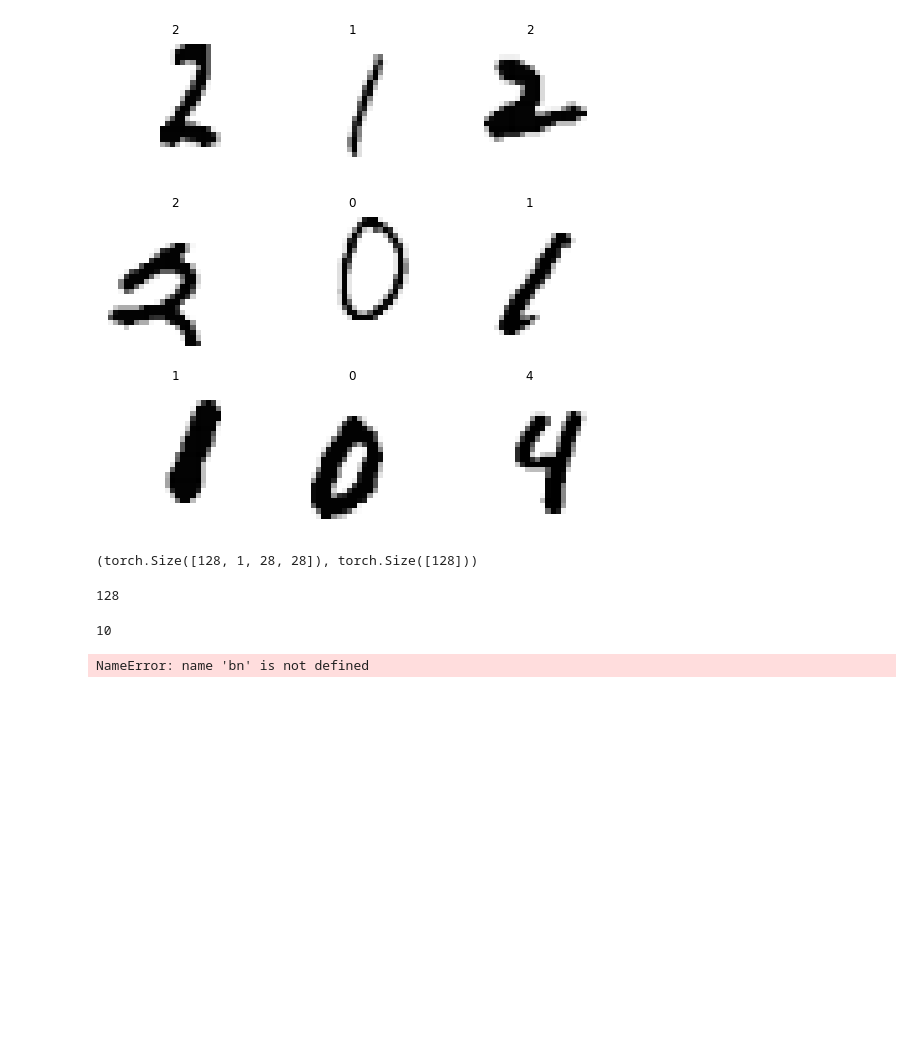
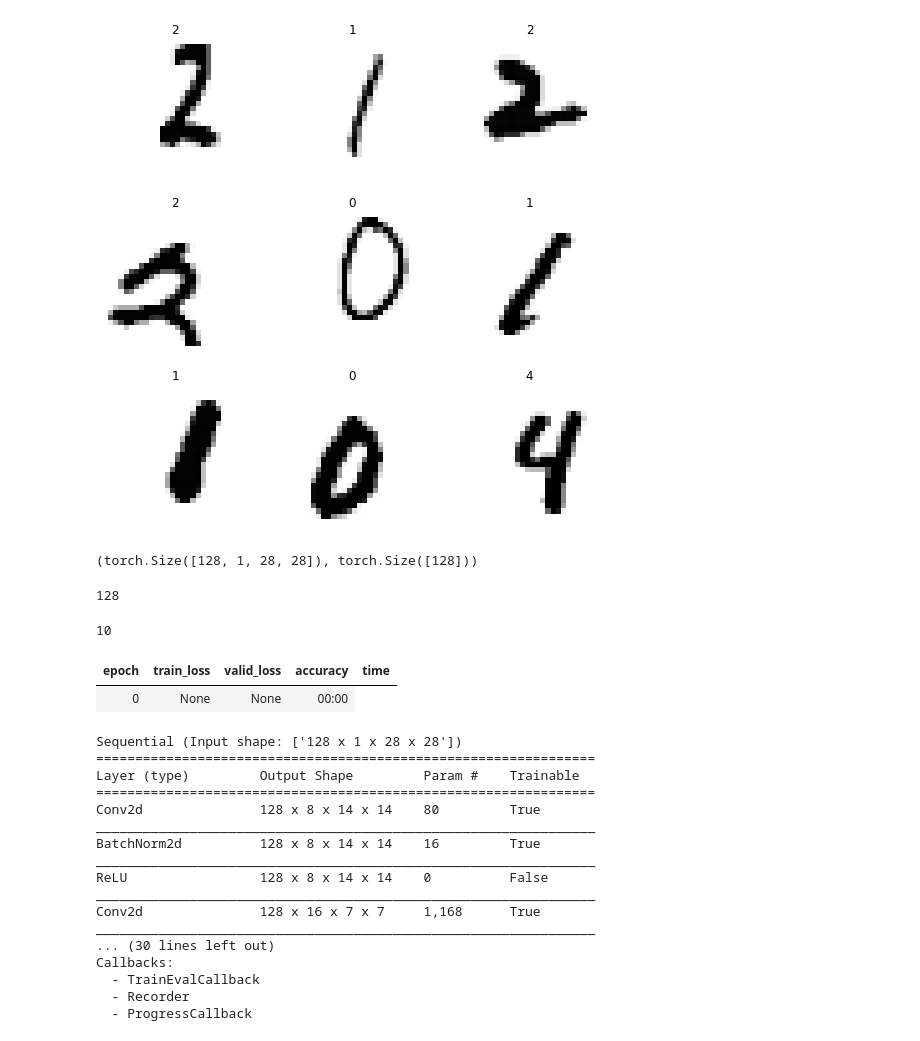
Before and after one commit to Legnica1241/fastai-nbs, a Jupyter notebook: mnist.ipynb, the cells around one changed output. Drawn from its saved outputs; the diff is of its cells as text; code cells hidden in the pictures; blank space fills up the shorter version.

```diff
--- a/mnist.ipynb
+++ b/mnist.ipynb
@@ -75,21 +75,49 @@ dbunch.c #class
 10
 # %%
 def conv(ni,nf): return nn.Conv2d(ni,nf,kernel_size=3,stride=2,padding=1)
+# %%
+def bn(nf): return nn.BatchNorm2d(nf)
 # %%
 def ReLU(): return nn.ReLU(inplace=False)
 # %%
-model=nn.Sequential(
-    conv(1,8),
+model = nn.Sequential(
+    conv(1, 8),
     bn(8),
-    conv(8,16),
+    ReLU(),
+    conv(8, 16),
     bn(16),
+    ReLU(),
     conv(16,32),
     bn(32),
-    conv(32,16),
+    ReLU(),
+    conv(32, 16),
     bn(16),
-    conv(16,10),
+    ReLU(),
+    conv(16, 10),
     bn(10),
     Flatten()
 )
-# %% [output]
-NameError: name 'bn' is not defined
+# %%
+learn=Learner(dbunch,model,loss_func=CrossEntropyLossFlat(),metrics=accuracy)
+# %%
+learn.summary()
+# %% [output]
+| epoch | train_loss | valid_loss | accuracy | time |
+| 0 | None | None | 00:00 |
+Sequential (Input shape: ['128 x 1 x 28 x 28'])
+================================================================
+Layer (type)         Output Shape         Param #    Trainable
+================================================================
+Conv2d               128 x 8 x 14 x 14    80         True
+________________________________________________________________
+BatchNorm2d          128 x 8 x 14 x 14    16         True
+________________________________________________________________
+ReLU                 128 x 8 x 14 x 14    0          False
+________________________________________________________________
+Conv2d               128 x 16 x 7 x 7     1,168      True
+________________________________________________________________
+... (30 lines left out)
+Callbacks:
+  - TrainEvalCallback
+  - Recorder
+  - ProgressCallback
```
Also changed, not shown: parts of 1 cell of this notebook.
